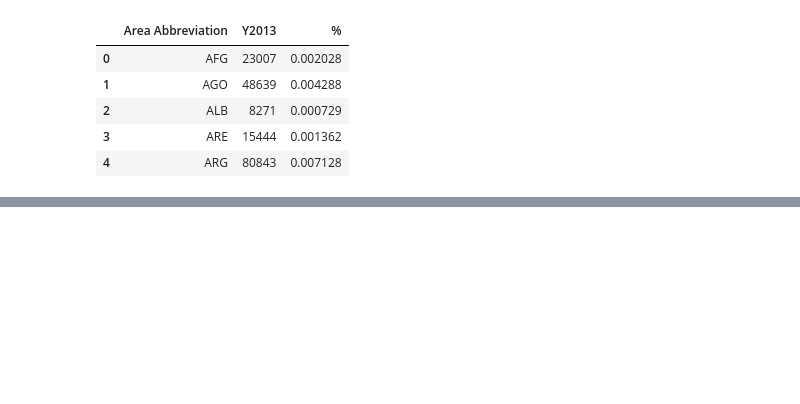
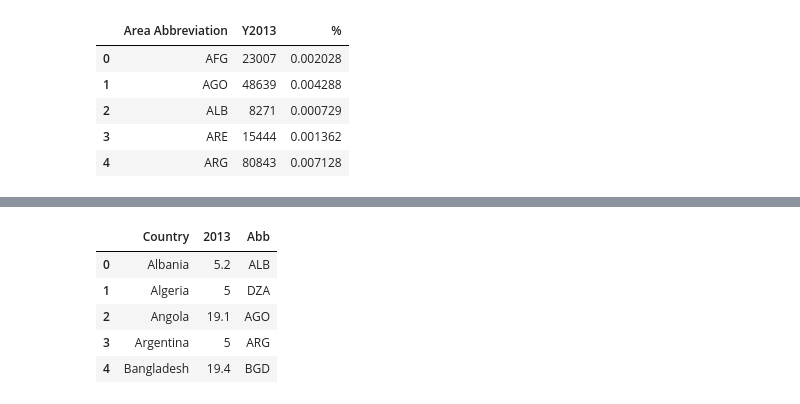
Before and after one commit to edgarp2017/global-food, a Jupyter notebook: Data Cleaning.ipynb, the cells around one changed output, grey strips where cells are left out. Drawn from its saved outputs; the diff is of its cells as text; code cells hidden in the pictures; blank space fills up the shorter version.

```diff
--- a/Data Cleaning.ipynb
+++ b/Data Cleaning.ipynb
@@ -107,0 +133,12 @@ new_df.head()
+# %%
+
+cond = df2['2013'] == '<5'
+df2['2013'] = np.where(cond, 5, df2['2013'])
+df2.head()
+# %% [output]
+|  | Country | 2013 | Abb |
+| 0 | Albania | 5.2 | ALB |
+| 1 | Algeria | 5 | DZA |
+| 2 | Angola | 19.1 | AGO |
+| 3 | Argentina | 5 | ARG |
+| 4 | Bangladesh | 19.4 | BGD |
```
Also changed, not shown: parts of 4 cells of this notebook, 1 other file.
